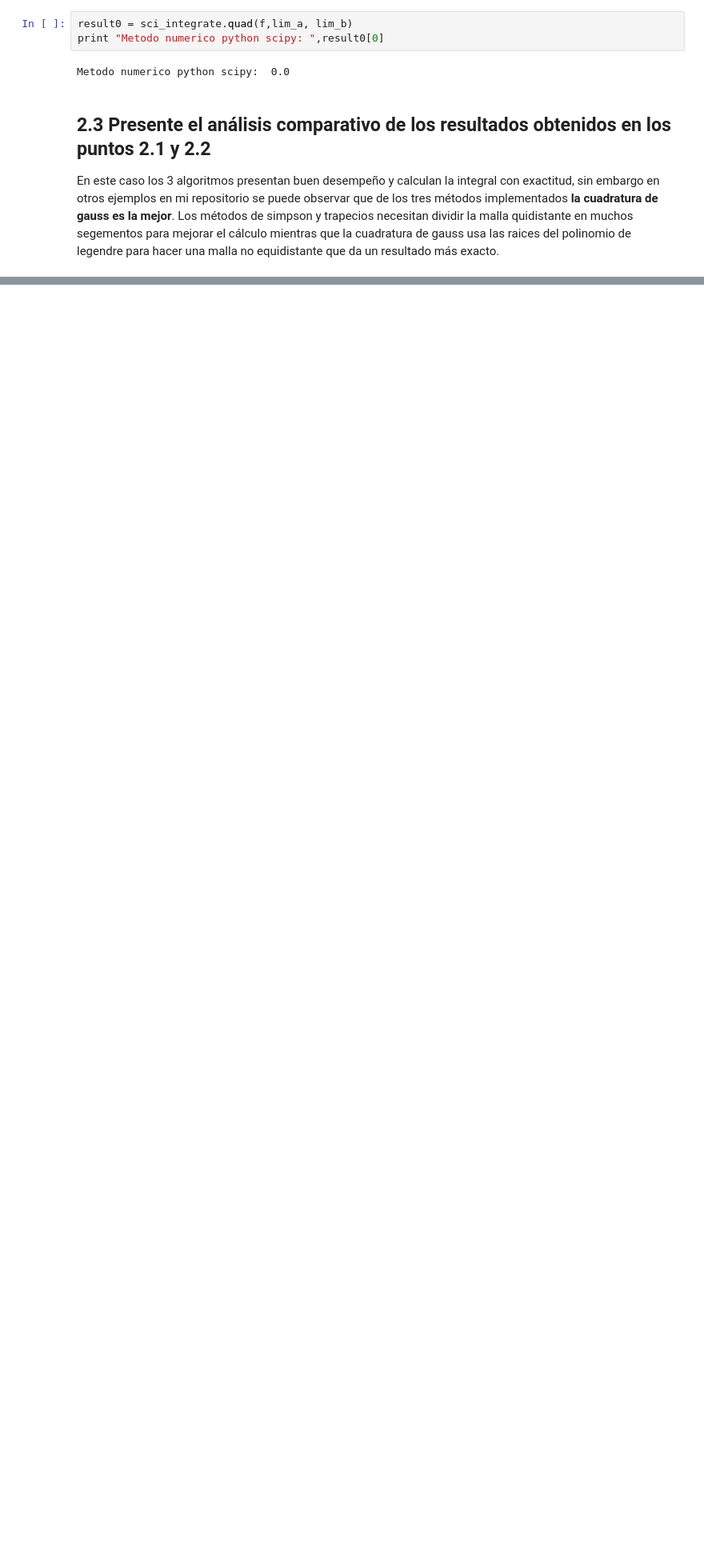
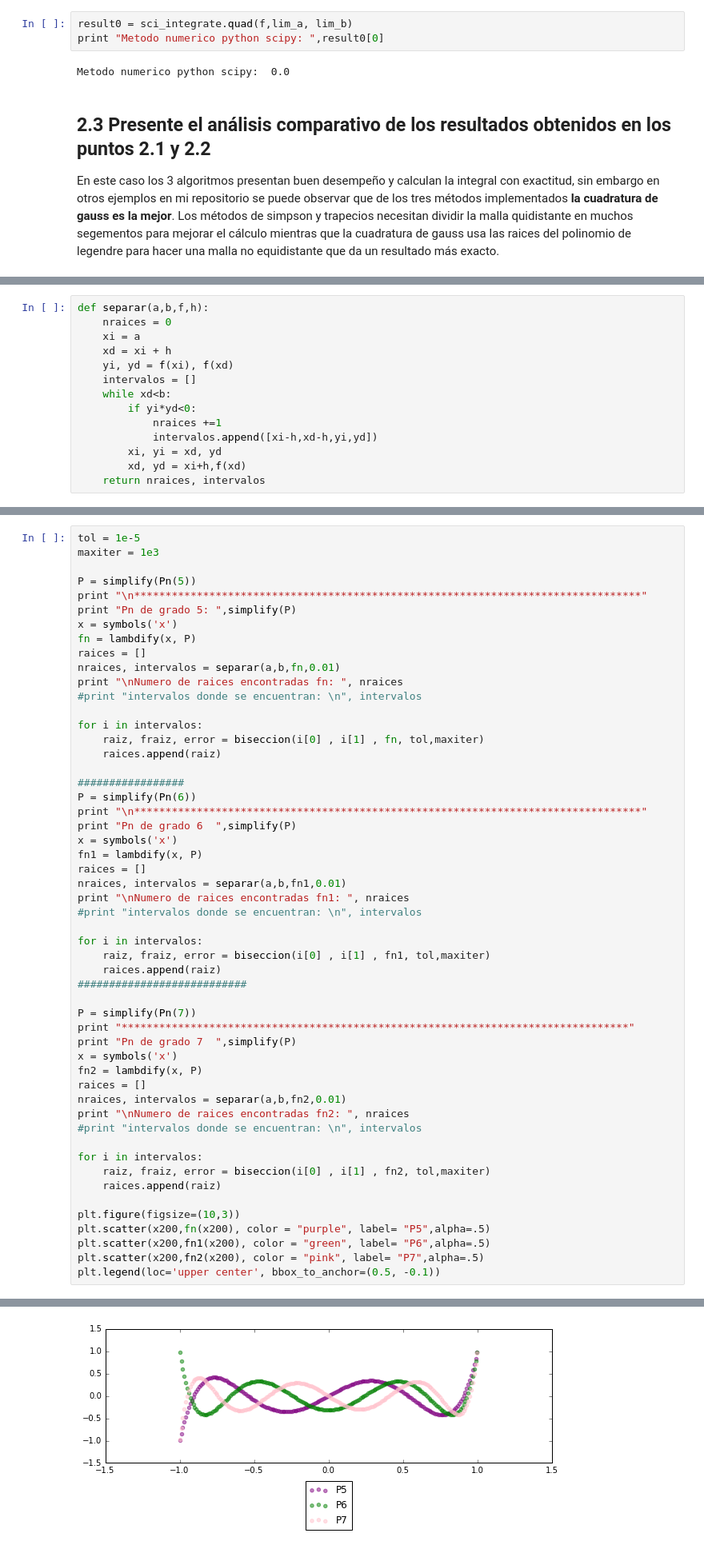
Before and after one commit to wandarinca/Modelado_Matematico_2, a Jupyter notebook: Trabajo 1.ipynb, the cells around one changed output, grey strips where cells are left out. Shown at 80% size. Drawn from its saved outputs; the diff is of its cells as text; blank space fills up the shorter version.

```diff
--- a/Trabajo 1.ipynb
+++ b/Trabajo 1.ipynb
@@ -677,0 +680,14 @@ En este caso los 3 algoritmos presentan buen desempeño y calculan la integral c
+# %%
+def separar(a,b,f,h):
+    nraices = 0
+    xi = a
+    xd = xi + h
+    yi, yd = f(xi), f(xd)
+    intervalos = []
+    while xd<b:
+        if yi*yd<0:
+            nraices +=1
+            intervalos.append([xi-h,xd-h,yi,yd])
+        xi, yi = xd, yd
+        xd, yd = xi+h,f(xd)
+    return nraices, intervalos
@@ -677,0 +731,54 @@ En este caso los 3 algoritmos presentan buen desempeño y calculan la integral c
+# %%
+tol = 1e-5
+maxiter = 1e3
+
+P = simplify(Pn(5))
+print "\n*********************************************************************************"
+print "Pn de grado 5: ",simplify(P)
+x = symbols('x')
+fn = lambdify(x, P)
+raices = []
+nraices, intervalos = separar(a,b,fn,0.01)
+print "\nNumero de raices encontradas fn: ", nraices
+#print "intervalos donde se encuentran: \n", intervalos
+
+for i in intervalos:
+    raiz, fraiz, error = biseccion(i[0] , i[1] , fn, tol,maxiter)
+    raices.append(raiz)
+
+#################
+P = simplify(Pn(6))
+print "\n*********************************************************************************"
+print "Pn de grado 6  ",simplify(P)
+x = symbols('x')
+fn1 = lambdify(x, P)
+raices = []
+nraices, intervalos = separar(a,b,fn1,0.01)
+print "\nNumero de raices encontradas fn1: ", nraices
+#print "intervalos donde se encuentran: \n", intervalos
+
+for i in intervalos:
+    raiz, fraiz, error = biseccion(i[0] , i[1] , fn1, tol,maxiter)
+    raices.append(raiz)
+###########################
+
+P = simplify(Pn(7))
+print "*********************************************************************************"
+print "Pn de grado 7  ",simplify(P)
+x = symbols('x')
+fn2 = lambdify(x, P)
+raices = []
+nraices, intervalos = separar(a,b,fn2,0.01)
+print "\nNumero de raices encontradas fn2: ", nraices
+#print "intervalos donde se encuentran: \n", intervalos
+
+for i in intervalos:
+    raiz, fraiz, error = biseccion(i[0] , i[1] , fn2, tol,maxiter)
+    raices.append(raiz)
+
+plt.figure(figsize=(10,3))
+plt.scatter(x200,fn(x200), color = "purple", label= "P5",alpha=.5)
+plt.scatter(x200,fn1(x200), color = "green", label= "P6",alpha=.5)
+plt.scatter(x200,fn2(x200), color = "pink", label= "P7",alpha=.5)
+plt.legend(loc='upper center', bbox_to_anchor=(0.5, -0.1))
+# %% [output]
@@ -677,0 +803 @@ En este caso los 3 algoritmos presentan buen desempeño y calculan la integral c
+[figure, added]
```
Also changed, not shown: parts of 16 cells of this notebook.
